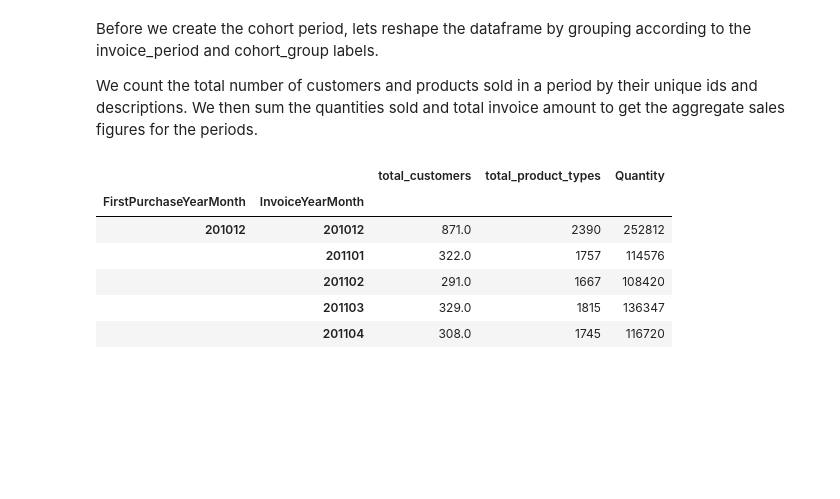
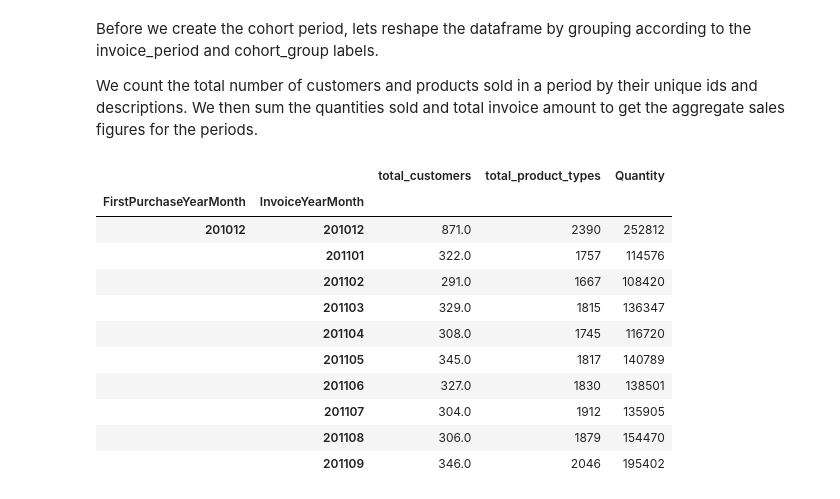
Before and after one commit to subhasisj/python-projects, a Jupyter notebook: Machine Learning Projects/Data Driven Growth/Customers.ipynb, the cells around one changed output. Cells and saved outputs as stored; diff of their text form; code cells hidden in the pictures; blank space fills up the shorter version.

```diff
--- a/Machine Learning Projects/Data Driven Growth/Customers.ipynb
+++ b/Machine Learning Projects/Data Driven Growth/Customers.ipynb
@@ -603,17 +603,23 @@ We count the total number of customers and products sold in a period by their un
 # %%
 grouped = cust_uk_w_first_purchase.groupby(['FirstPurchaseYearMonth','InvoiceYearMonth'])
 cohorts = grouped.agg({'CustomerID': pd.Series.nunique,
                        'Description': pd.Series.nunique,
                       'Quantity': np.sum })
 cohorts.rename(columns ={'CustomerID':'total_customers',
                          'Description':'total_product_types',
                         'quantity':'total_units'}, inplace = True)
-cohorts.head()
+cohorts.reset_index()
+cohorts.head(10)
 # %% [output]
 |  |  | total_customers | total_product_types | Quantity |
 | FirstPurchaseYearMonth | InvoiceYearMonth |  |  |  |
 | 201012 | 201012 | 871.0 | 2390 | 252812 |
 |  | 201101 | 322.0 | 1757 | 114576 |
 |  | 201102 | 291.0 | 1667 | 108420 |
 |  | 201103 | 329.0 | 1815 | 136347 |
 |  | 201104 | 308.0 | 1745 | 116720 |
+|  | 201105 | 345.0 | 1817 | 140789 |
+|  | 201106 | 327.0 | 1830 | 138501 |
+|  | 201107 | 304.0 | 1912 | 135905 |
+|  | 201108 | 306.0 | 1879 | 154470 |
+|  | 201109 | 346.0 | 2046 | 195402 |
```
Also changed, not shown: parts of 13 cells of this notebook.
